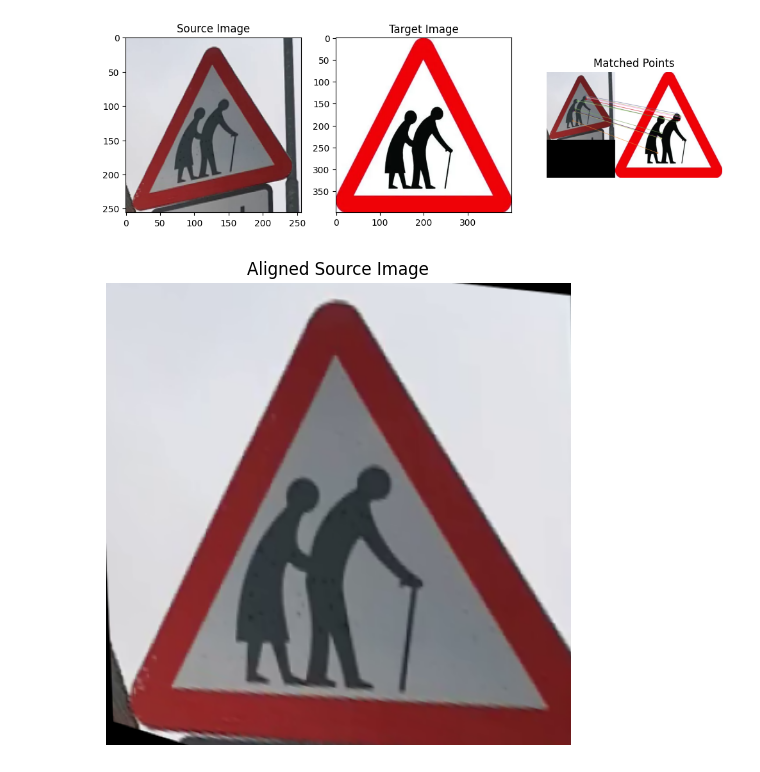
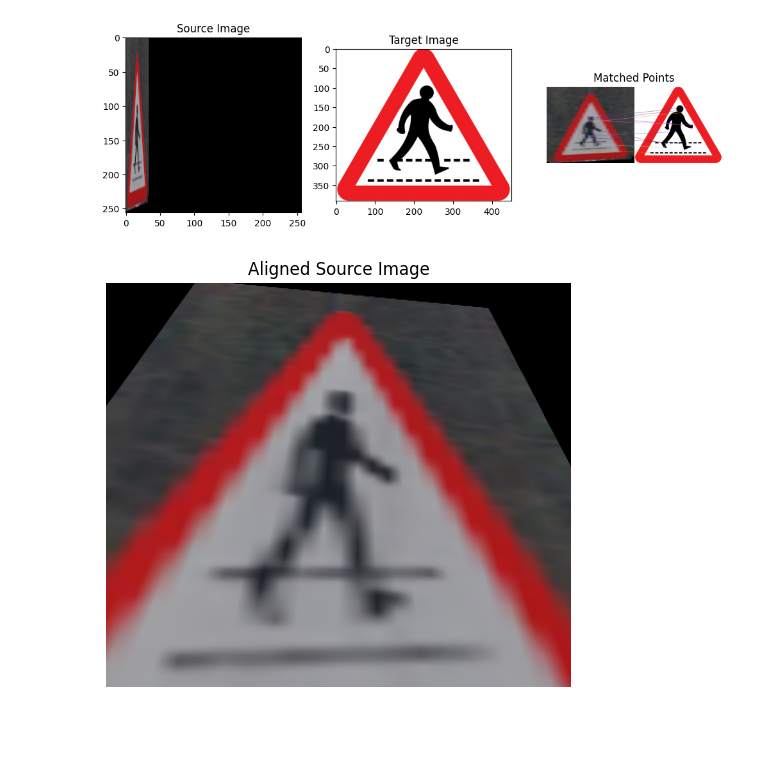
Before and after one commit to nmzein/cs413, a Jupyter notebook: q3.ipynb, the cells around one changed output. Drawn from its saved outputs; the diff is of its cells as text; code cells hidden in the pictures; blank space fills up the shorter version.

```diff
--- a/q3.ipynb
+++ b/q3.ipynb
@@ -5,8 +40,25 @@ import matplotlib.pyplot as plt
+# %%
+def extract_roi(image):
+    gray = cv2.cvtColor(image, cv2.COLOR_BGR2GRAY)
+
+    # Threshold the image to create a binary image (non-black areas will be white)
+    _, thresh = cv2.threshold(gray, 1, 255, cv2.THRESH_BINARY)
+
+    # Find contours of the non-black areas
+    contours, _ = cv2.findContours(thresh, cv2.RETR_EXTERNAL, cv2.CHAIN_APPROX_SIMPLE)
+
+    # Find the bounding box of the largest contour (which should be the region of interest)
+    x, y, w, h = cv2.boundingRect(contours[0])
+
+    # Crop the image to the bounding box (ROI)
+    roi_image = image[y:y+h, x:x+w]
+
+    return roi_image, (x, y, w, h)
 # %%
 def manually_align_images(source, target):
     # Load images in grayscale
-    source_img = cv2.imread(source, cv2.IMREAD_GRAYSCALE)
-    target_img = cv2.imread(target, cv2.IMREAD_GRAYSCALE)
+    source_gray = cv2.imread(source, cv2.IMREAD_GRAYSCALE)
+    target_gray = cv2.imread(target, cv2.IMREAD_GRAYSCALE)
 
     # Initialize the output images for visualization
     source_color = cv2.imread(source)
@@ -44,7 +96,7 @@ def manually_align_images(source, target):
     H, mask = cv2.findHomography(src_pts, tgt_pts, cv2.RANSAC, 5.0)
 
     # Warp the source image
-    height, width = target_img.shape
+    height, width = target_gray.shape
     aligned_source = cv2.warpPerspective(source_color, H, (width, height))
 
     # Draw the correspondence points
@@ -53,20 +105,26 @@ def manually_align_images(source, target):
     return aligned_source, matched_img
 
 def automatically_align_images(source, target):
-    # Load images in grayscale
-    source_img = cv2.imread(source, cv2.IMREAD_GRAYSCALE)
-    target_img = cv2.imread(target, cv2.IMREAD_GRAYSCALE)
-
     # Initialize the output images for visualization
     source_color = cv2.imread(source)
     target_color = cv2.imread(target)
 
-    # Use ORB (can be replaced with SIFT/SURF if available)
+    # Extract ROI from target image (remove the black box if needed)
+    source_color, (x, y, w, h) = extract_roi(source_color)
+    source_color = cv2.resize(source_color, (target_color.shape[1], target_color.shape[0]))
+
+    # Load images in grayscale
+    source_gray = cv2.imread(source, cv2.IMREAD_GRAYSCALE)
+    target_gray = cv2.imread(target, cv2.IMREAD_GRAYSCALE)
+
+    source_gray = source_gray[y:y+h, x:x+w]
+    source_gray = cv2.resize(source_gray, (target_color.shape[1], target_color.shape[0]))
+
     orb = cv2.ORB_create()
 
     # Detect keypoints and descriptors
-    kp1, des1 = orb.detectAndCompute(source_img, None)
-    kp2, des2 = orb.detectAndCompute(target_img, None)
+    kp1, des1 = orb.detectAndCompute(source_gray, None)
+    kp2, des2 = orb.detectAndCompute(target_gray, None)
 
     # Match descriptors using BFMatcher
     bf = cv2.BFMatcher(cv2.NORM_HAMMING, crossCheck=True)
@@ -83,7 +141,7 @@ def automatically_align_images(source, target):
     H, mask = cv2.findHomography(src_pts, tgt_pts, cv2.RANSAC, 5.0)
 
     # Warp the source image to align with the target
-    height, width = target_img.shape
+    height, width = target_gray.shape
     aligned_source = cv2.warpPerspective(source_color, H, (width, height))
 
     # Draw the matches
@@ -103,35 +161,34 @@ def align_images(source, target, selection='automatic'):
     elif selection == 'manual':
         aligned_source, matched_img = manually_align_images(source, target)
 
     # Display the results
     plt.figure(figsize=(12, 6))
 
     # Display source and target images with points
     plt.subplot(1, 3, 1)
     plt.imshow(cv2.cvtColor(source_color, cv2.COLOR_BGR2RGB))
     plt.title('Source Image')
 
     plt.subplot(1, 3, 2)
     plt.imshow(cv2.cvtColor(target_color, cv2.COLOR_BGR2RGB))
     plt.title('Target Image')
 
     plt.subplot(1, 3, 3)
     plt.imshow(cv2.cvtColor(matched_img, cv2.COLOR_BGR2RGB))
     plt.title('Matched Points')
     plt.axis("off")
     plt.show()
 
     # Display the aligned source image
     plt.figure(figsize=(6, 6))
     plt.imshow(cv2.cvtColor(aligned_source, cv2.COLOR_BGR2RGB))
     plt.title('Aligned Source Image')
     plt.axis("off")
     plt.show()
 
-# Example usage
-align_images('Task-3/frail.png', 'Task-3/frail_reference.webp', 'automatic')
-# align_images('Task-3/zebra_crossing1.png', 'Task-3/zebra_crossing_reference.jpg', 'automatic')
+# align_images('Task-3/frail.png', 'Task-3/frail_reference.webp', 'automatic')
+align_images('Task-3/zebra_crossing2.png', 'Task-3/zebra_crossing_reference.jpg', 'automatic')
 # align_images('Task-3/zebra_crossing2.png', 'Task-3/zebra_crossing_reference.jpg', 'manual')
 # %% [output]
-[figure, old version]
+[figure, new version]
-[figure, old version]
+[figure, new version]
```
Also changed, not shown: parts of 2 cells of this notebook, 2 other files.
